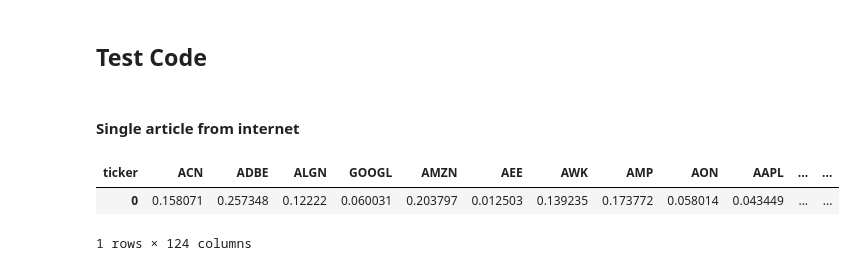
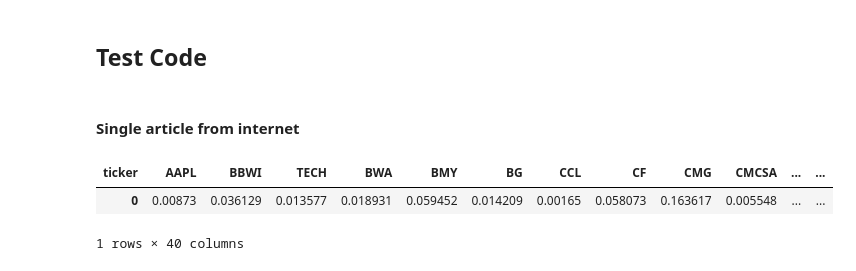
Before and after one commit to JiNathan/StockMarketPrediction, a Jupyter notebook: News_Data_Processing.ipynb, the cells around one changed output. Saved outputs shown, nothing was run; the diff lists cells and outputs as text; code cells hidden in the pictures.

```diff
--- a/News_Data_Processing.ipynb
+++ b/News_Data_Processing.ipynb
@@ -65,0 +62,3 @@ articles['keywords'] = articles['keywords'].map(lambda keyword_list: np.array([k
+# %%
+articles = pd.concat([articles, new_data])
+del new_data
@@ -190,0 +227,5 @@ articles
+# %%
+articles, tfidf_vectorizer, svd_fitter = get_text_models(articles) # , svd_fitter
+
+# Check variance and other metrics as desired
+svd_fitter.explained_variance_.mean()
@@ -217,26 +245,32 @@ relevancy
 # %%
 # Data Split. Import y value array from other
 from sklearn.model_selection import train_test_split
+from sklearn.preprocessing import QuantileTransformer
 
-# Define your input (X) and output (y) variables
-X = relevancy  # Assuming 'date' is a datetime column
-# Replace 'actual_target_column' with the actual column name you want to predict
-y = prices
+scaler = QuantileTransformer(output_distribution='normal')
+articles = scaler.fit_transform(articles.T)
 
 # Split the data into training and testing sets
-x_train, x_test, y_train, y_test = train_test_split(X, y, test_size=0.2, random_state=42)
-alt_x_train, alt_x_test, alt_weight_train, alt_weight_test, alt_y_train,\
-      alt_y_test = train_test_split(articles.T, relevancy.T.mean(), y, test_size=0.05, random_state=42)
+x_train, x_test, weight_train, weight_test, y_train, \
+    y_test = train_test_split(
+        articles, relevancy.T.mean(), prices, test_size=0.2, random_state=42)
 # %% [markdown]
 ## Train Model
 # %%
 from sklearn.multioutput import MultiOutputRegressor
-from sklearn.ensemble import GradientBoostingRegressor
+#from sklearn.ensemble import GradientBoostingRegressor
+# from sklearn.cross_decomposition import PLSRegression
+from sklearn.linear_model import LinearRegression
 
-def get_model(x_, y_, weight=None) -> MultiOutputRegressor:
-    regressor = GradientBoostingRegressor()
+
+def get_modeling_model(x_, y_, weight=None) -> MultiOutputRegressor:
+    '''Returns a model to get from x to y'''
+    regressor = LinearRegression(n_jobs=-1)
     multi_output_regressor = MultiOutputRegressor(regressor, n_jobs=-1)
-    return multi_output_regressor.fit(x_, y_, weight)
+    return multi_output_regressor.fit(x_, y_)
 
-alt_regressor = get_model(alt_x_train, alt_y_train, alt_weight_train) #= get_model(alt_x_train, alt_y_train)
+def apply_modeling_model(x_, model: MultiOutputRegressor):
+    return model.predict(x_)
+
+alt_regressor = get_modeling_model(x_train, y_train, weight_train)
 # %%
@@ -299,37 +333,36 @@ Musk did not directly address those allegations in his conversation with Netanya
 Later on Monday, Musk met with Israeli President Isaac Herzog, who decried “the oldest disease in humanity, antisemitism” and pointed to Musk’s “huge role” in preventing antisemitic content from spreading online, according to Herzog’s press office.
 
 “We need to fight it together, because on the platforms which you lead, unfortunately, there’s a harboring of a lot of all the hate,” Herzog told Musk.
 
 Referring to his meeting with Netanyahu, Musk called for three things to happen in Gaza: the killing of those who “insist on murdering civilians”; the overhaul of education, so a new generation of killers doesn’t take hold; and the development of prosperity.
 
 Watching Hamas militants kill innocents illustrated how propaganda can incite people to violence, Musk said.
 
 “These people have been fed propaganda since they were children. And it’s remarkable what humans are capable of if they’re fed falsehoods from when they are children,” Musk said. “They will think that the murder of innocent people is a good thing. That is how much propaganda can affect people’s minds.”
 
 Starlink deal
 Separately on Monday, Musk reached a “principle understanding” with Israel to operate SpaceX’s Starlink satellites in Gaza, according to Israeli Communications Minister Shlomo Karhi, but only with Israeli approval.
 
 Israeli officials have warned him against supplying aid organizations within Gaza with internet connectivity through Starlink, saying it would be used by Hamas.
 
 Gaza has suffered several communications blackouts since the war began, effectively sealing off the enclave’s residents from the outside world and one another. Aid groups inside the strip said Palestinians were unable to contact emergency services amid heavy strikes under those blackouts.
 
 “This understanding is vital, as is it for everyone who desires a better world, free of evil and free of anti-Semitism, for our children’s sake,” Karhi wrote on X before welcoming Musk to the country.
 
 SpaceX did not immediately respond to a request for comment.
 
 How Starlink would operate in Gaza was not immediately clear. Starlink uses a constellation of about 5,000 satellites operated by SpaceX to beam internet signals to stations on the ground. It’s used primarily in rural and remote areas without broadband access to the internet and has served as a communications lifeline in disaster zones.
 
 But it has also sparked controversy, especially in the war in Ukraine, where government officials have called it critical to that country’s war effort against Russian invaders.
 
 Musk has said that he did not want it to be used for offensive purposes on the grounds that it could escalate the conflict, and when Ukraine asked that it be turned on for an attack on Russian forces in Crimea, he refused. At the time, the Pentagon did not have a contract with SpaceX for the use of the Starlink system. Since then, however, it has agreed to a contract for Starlink’s use in Ukraine, though it has declined to discuss the nature of the contract or how it governs the use of the system.
 
 Starlink receivers also reportedly have been sent to Iran for use by dissidents there, though the details are unknown.'''
-convert = lambda article: re.sub(r'&#\d+;', '',  article.lower())
-article_fit = tfidf_vectorizer.transform([convert(article)])
-article_and_stocks = pd.DataFrame(article_fit.toarray(), columns=tfidf_vectorizer.get_feature_names_out())
-results = pd.DataFrame(alt_regressor.predict(article_and_stocks), columns=hold.index)
+def convert(article): return re.sub(r'&#\d+;', '',  article.lower())
+
+results = pd.DataFrame(apply_modeling_model(apply_text_models([convert(article)], tfidf_vectorizer, svd_fitter), alt_regressor), columns=hold.index)
 results.loc[:, results.ge(0).any()]
 # %% [output]
-| ticker | ACN | ADBE | ALGN | GOOGL | AMZN | AEE | AWK | AMP | AON | AAPL | ... | ... |
-| 0 | 0.158071 | 0.257348 | 0.12222 | 0.060031 | 0.203797 | 0.012503 | 0.139235 | 0.173772 | 0.058014 | 0.043449 | ... | ... |
+| ticker | AAPL | BBWI | TECH | BWA | BMY | BG | CCL | CF | CMG | CMCSA | ... | ... |
+| 0 | 0.00873 | 0.036129 | 0.013577 | 0.018931 | 0.059452 | 0.014209 | 0.00165 | 0.058073 | 0.163617 | 0.005548 | ... | ... |
-1 rows × 124 columns
+1 rows × 40 columns
```
Also changed, not shown: parts of 24 cells of this notebook, 5 other files.
